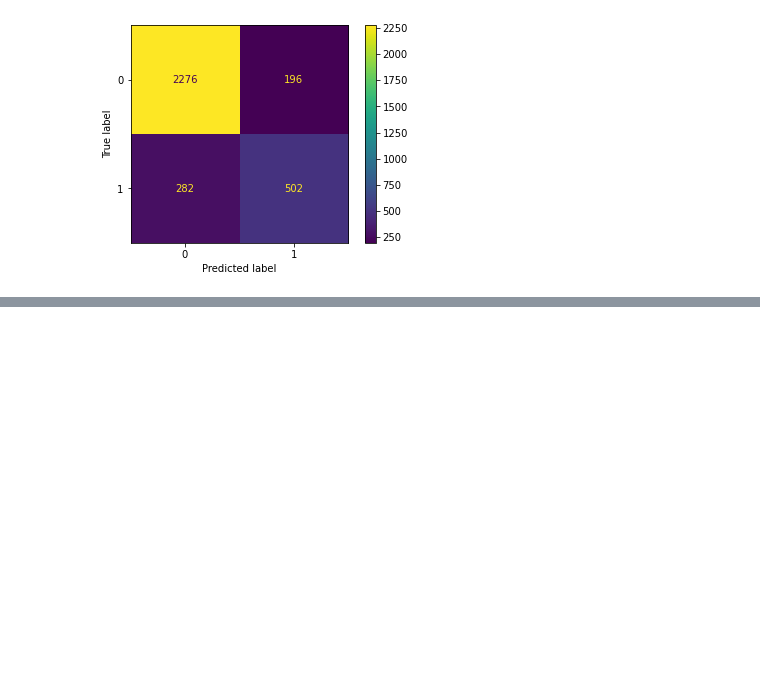
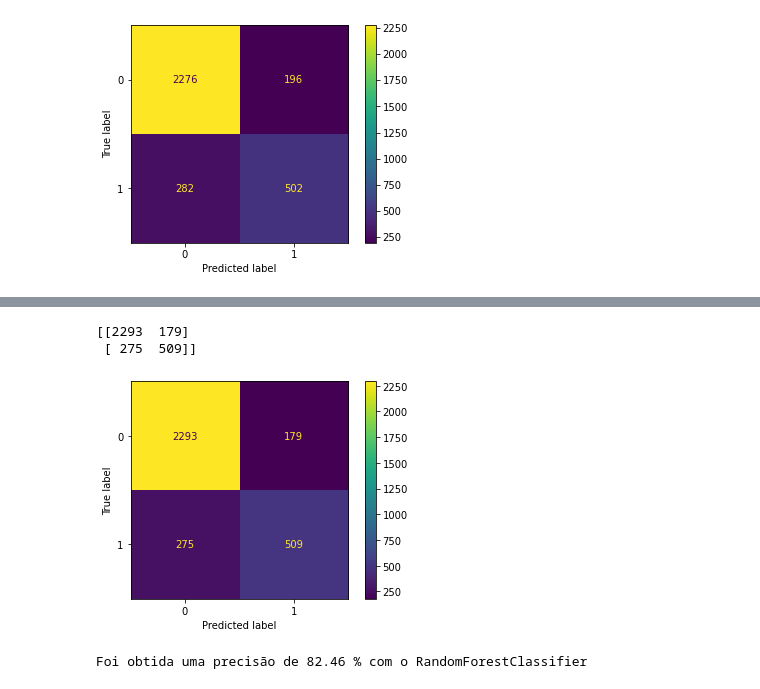
Before and after one commit to EduPiza/Trabalho_IA_MachineLearning, a Jupyter notebook: Trabalho_DataSet_ADULT.ipynb, the cells around one changed output, grey strips where cells are left out. Drawn from its saved outputs; the diff is of its cells as text; code cells hidden in the pictures; blank space fills up the shorter version.

```diff
--- a/Trabalho_DataSet_ADULT.ipynb
+++ b/Trabalho_DataSet_ADULT.ipynb
@@ -645,3 +645,20 @@ plt.show()
 # (utilizando os mesmos arquivos de treino e teste) geraram re-
 # sultados distintos, com uma melhoria considerável com a pre-
 # dição do segundo modelo (KNeighborsClassifier)
+# %%
+# Vamos fazer mais uma classificação agora utilizando o
+# RandomForest
+
+from sklearn.ensemble import RandomForestClassifier
+
+# Inicializando o classificador
+clf_RF = RandomForestClassifier(n_estimators = 100)
+
+# Treinando o modelo
+clf_RF.fit(X_train, y_train.values.ravel())
+
+# Realizando a predição
+pred3 = clf_RF.predict(X_test)
+
+# Avaliando a precisão
+print("Foi obtida uma precisão de", round((accuracy_score(y_test, pred3) * 100), 2), "% com o RandomForestClassifier")
@@ -647,0 +680,31 @@ plt.show()
+# %%
+# Verificando a matriz de confusão
+
+print (confusion_matrix(y_test, pred3))
+# %% [output]
+[[2293  179]
+ [ 275  509]]
+# %%
+plot_confusion_matrix(clf_RF, X_test, y_test)
+plt.show()
+# %% [output]
+[figure, added]
+# %%
+# Vamos agora para a nossa última classificação, desta vez usando
+# DecisionTree
+
+from sklearn.tree import DecisionTreeClassifier
+
+# Inicializando o modelo
+dtree = DecisionTreeClassifier()
+
+# Treinando o modelo
+dtree.fit(X_train, y_train.values.ravel())
+
+# Realizando a predição
+pred4 = dtree.predict(X_test)
+
+# Avaliando a precisão
+print("Foi obtida uma precisão de", round((accuracy_score(y_test, pred4) * 100), 2), "% com o RandomForestClassifier")
+# %% [output]
+Foi obtida uma precisão de 82.46 % com o RandomForestClassifier
```
Also changed, not shown: parts of 5 cells of this notebook.
